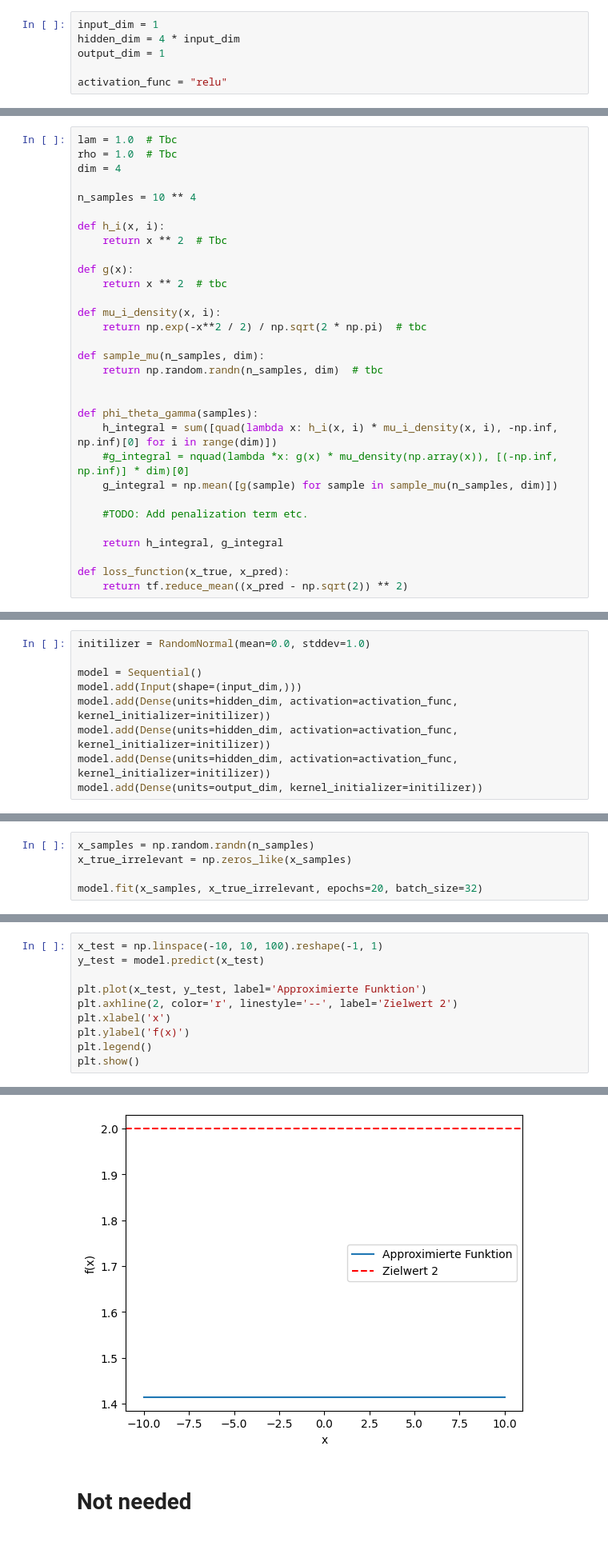
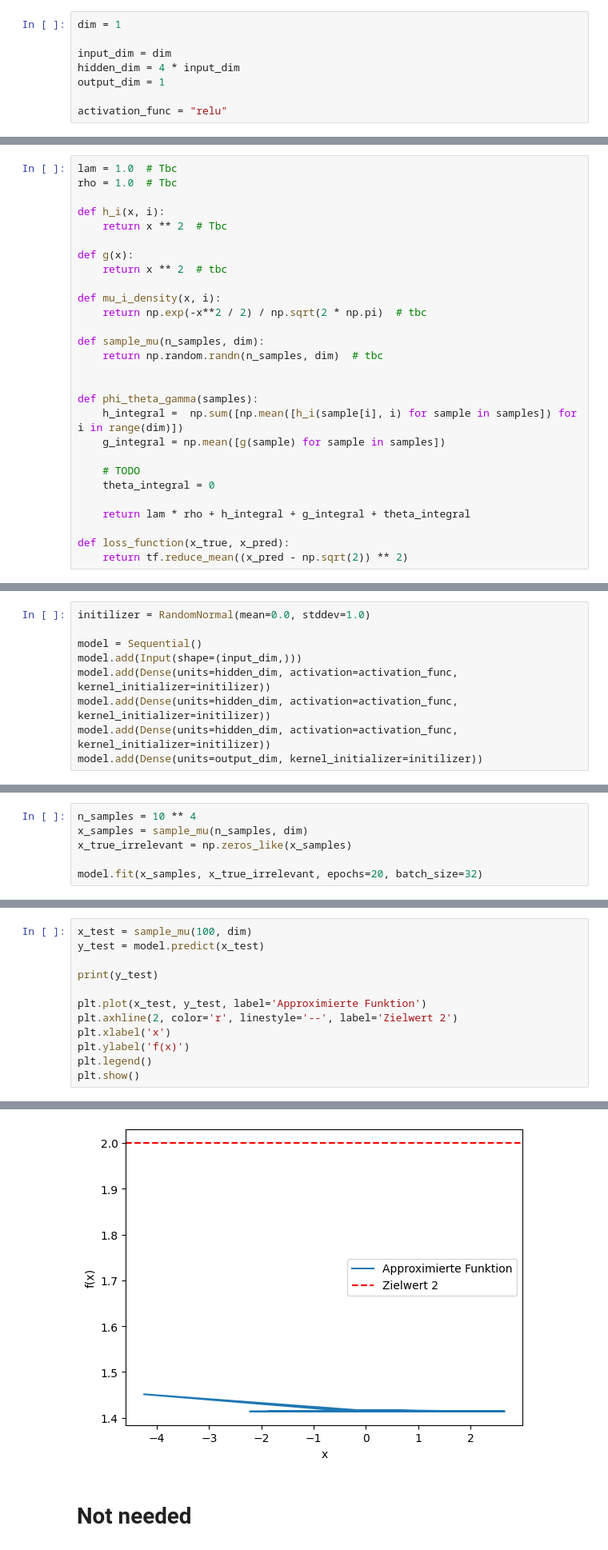
Before and after one commit to Caspar030/OptimalTransportSchmidt, a Jupyter notebook: NeuralNetwork.ipynb, the cells around one changed output, grey strips where cells are left out. Shown at 80% size. Saved outputs shown, nothing was run; the diff lists cells and outputs as text.

Commit message:
Refreshed pipeline and samples

```diff
--- a/NeuralNetwork.ipynb
+++ b/NeuralNetwork.ipynb
@@ -12,7 +12,9 @@ from scipy.integrate import quad, nquad
 # %% [markdown]
 ## Set hyperparameters
 # %%
-input_dim = 1
+dim = 1
+
+input_dim = dim
 hidden_dim = 4 * input_dim
 output_dim = 1
 
@@ -22,9 +24,6 @@ activation_func = "relu"
 # %%
 lam = 1.0  # Tbc
 rho = 1.0  # Tbc
-dim = 4
-
-n_samples = 10 ** 4
 
 def h_i(x, i):
     return x ** 2  # Tbc
@@ -40,13 +39,13 @@ def sample_mu(n_samples, dim):
 
 
 def phi_theta_gamma(samples):
-    h_integral = sum([quad(lambda x: h_i(x, i) * mu_i_density(x, i), -np.inf, np.inf)[0] for i in range(dim)])
-    #g_integral = nquad(lambda *x: g(x) * mu_density(np.array(x)), [(-np.inf, np.inf)] * dim)[0]
-    g_integral = np.mean([g(sample) for sample in sample_mu(n_samples, dim)])
+    h_integral =  np.sum([np.mean([h_i(sample[i], i) for sample in samples]) for i in range(dim)])
+    g_integral = np.mean([g(sample) for sample in samples])
 
-    #TODO: Add penalization term etc.
+    # TODO
+    theta_integral = 0
 
-    return h_integral, g_integral
+    return lam * rho + h_integral + g_integral + theta_integral
 
 def loss_function(x_true, x_pred):
     return tf.reduce_mean((x_pred - np.sqrt(2)) ** 2)
@@ -89,7 +88,8 @@ Model: "sequential_29"
  Trainable params: 53 (212.00 B)
  Non-trainable params: 0 (0.00 B)
 # %%
-x_samples = np.random.randn(n_samples)
+n_samples = 10 ** 4
+x_samples = sample_mu(n_samples, dim)
 x_true_irrelevant = np.zeros_like(x_samples)
 
 model.fit(x_samples, x_true_irrelevant, epochs=20, batch_size=32)
@@ -114,7 +114,9 @@ Epoch 20/20
 <keras.src.callbacks.history.History at 0x...>
 # %%
-x_test = np.linspace(-10, 10, 100).reshape(-1, 1)
+x_test = sample_mu(100, dim)
 y_test = model.predict(x_test)
+
+print(y_test)
 
 plt.plot(x_test, y_test, label='Approximierte Funktion')
 plt.axhline(2, color='r', linestyle='--', label='Zielwert 2')
@@ -127,4 +145,4 @@ plt.show()
-[figure, old version]
+[figure, new version]
 # %% [markdown]
 # Not needed
 # %%
```
Also changed, not shown: parts of 4 cells of this notebook.
